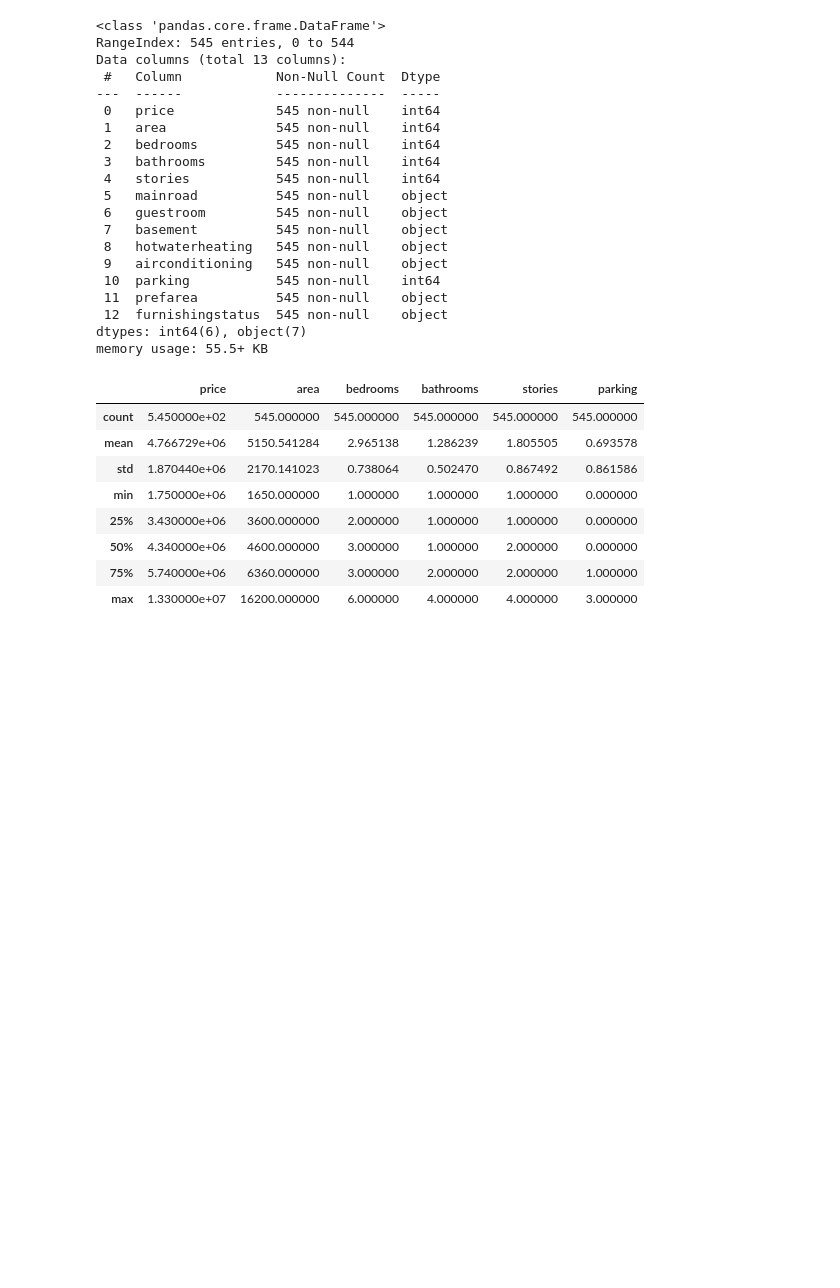
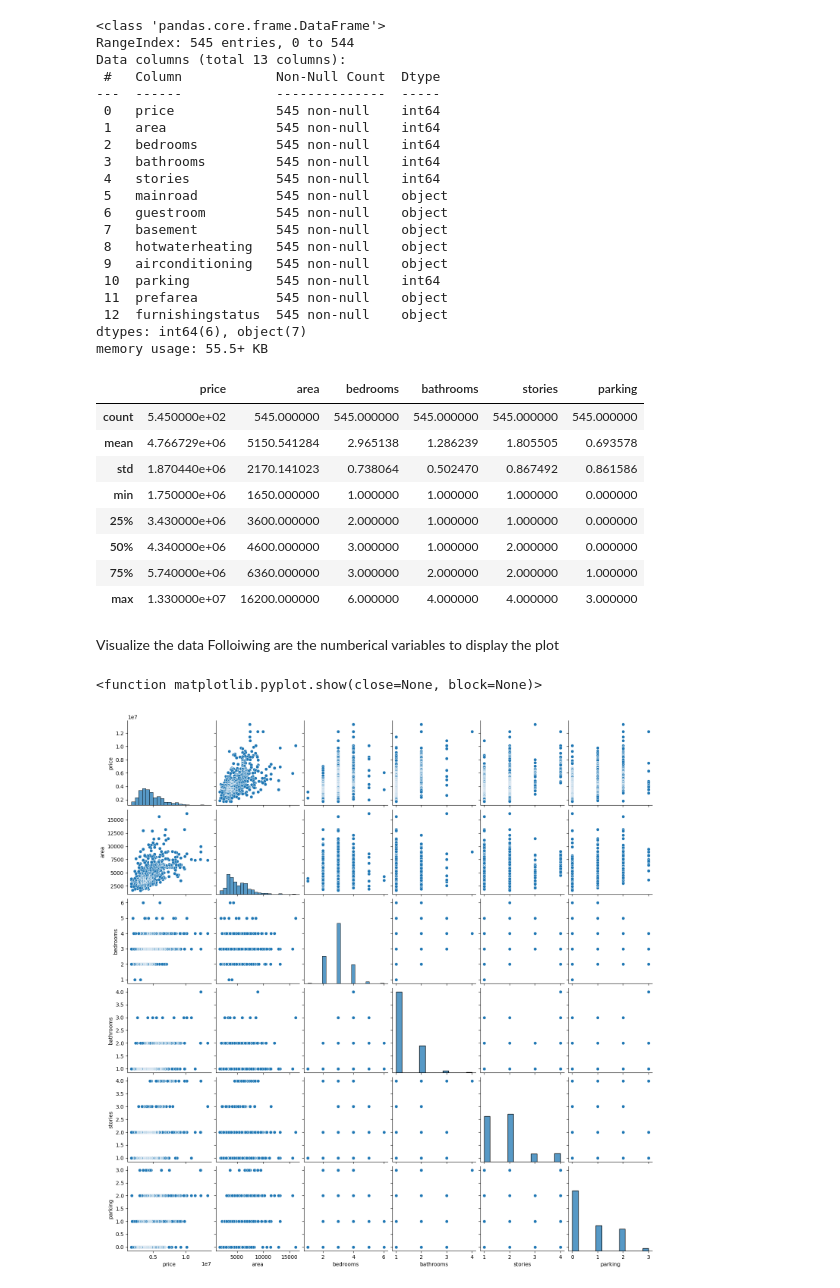
Before and after one commit to subhashiitb/IITKGP-ML, a Jupyter notebook: BasicsOfML/M1/S4/4.3/M1-S4-4.3.Multiple-Linear-Regression.ipynb, the cells around one changed output. Saved outputs shown, nothing was run; the diff lists cells and outputs as text; code cells hidden in the pictures; blank space fills up the shorter version.

```diff
--- a/BasicsOfML/M1/S4/4.3/M1-S4-4.3.Multiple-Linear-Regression.ipynb
+++ b/BasicsOfML/M1/S4/4.3/M1-S4-4.3.Multiple-Linear-Regression.ipynb
@@ -60,3 +60,12 @@ housing.describe()
 | 50% | 4.340000e+06 | 4600.000000 | 3.000000 | 1.000000 | 2.000000 | 0.000000 |
 | 75% | 5.740000e+06 | 6360.000000 | 3.000000 | 2.000000 | 2.000000 | 1.000000 |
 | max | 1.330000e+07 | 16200.000000 | 6.000000 | 4.000000 | 4.000000 | 3.000000 |
+# %% [markdown]
+Visualize the data
+Folloiwing are the numberical variables to display the plot
+# %%
+sns.pairplot(housing)
+plt.show
+# %% [output]
+<function matplotlib.pyplot.show(close=None, block=None)>
+[figure, added]
```
Also changed, not shown: parts of 8 cells of this notebook.
